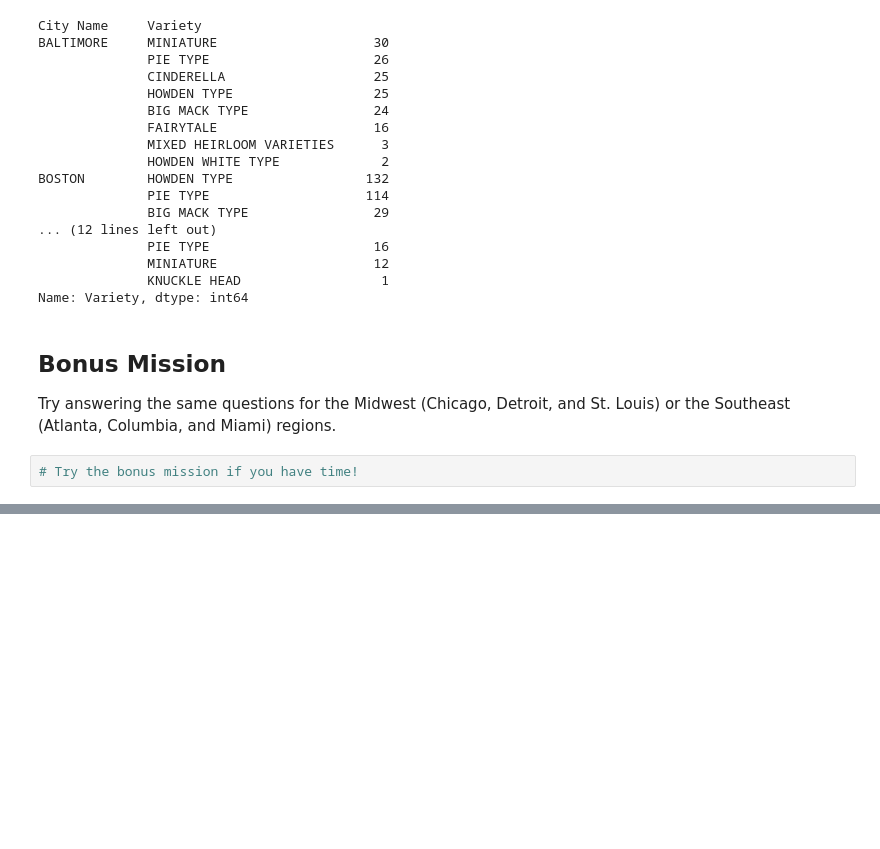
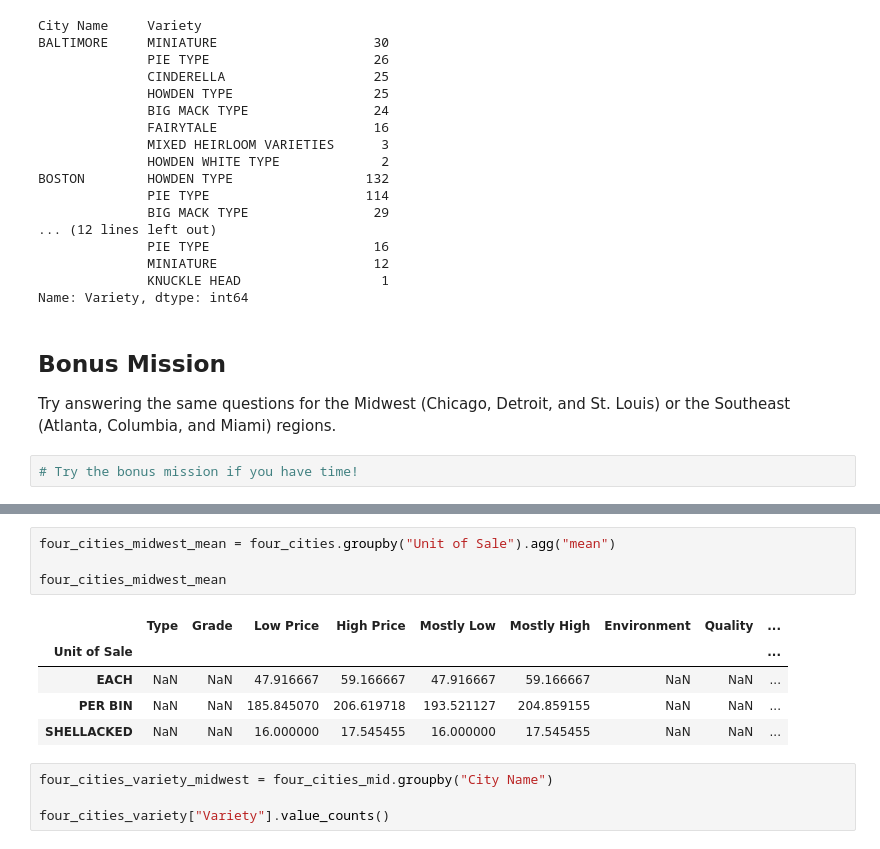
Before and after one commit to kd-harris/data-manipulation, a Jupyter notebook: Data Manipulation Studio.ipynb, the cells around one changed output, grey strips where cells are left out. Saved outputs shown, nothing was run; the diff lists cells and outputs as text; blank space fills up the shorter version.

```diff
--- a/Data Manipulation Studio.ipynb
+++ b/Data Manipulation Studio.ipynb
@@ -202,0 +225,14 @@ Try answering the same questions for the Midwest (Chicago, Detroit, and St. Loui
+# %%
+four_cities_midwest_mean = four_cities.groupby("Unit of Sale").agg("mean")
+
+four_cities_midwest_mean
+# %% [output]
+|  | Type | Grade | Low Price | High Price | Mostly Low | Mostly High | Environment | Quality | ... |
+| Unit of Sale |  |  |  |  |  |  |  |  | ... |
+| EACH | NaN | NaN | 47.916667 | 59.166667 | 47.916667 | 59.166667 | NaN | NaN | ... |
+| PER BIN | NaN | NaN | 185.845070 | 206.619718 | 193.521127 | 204.859155 | NaN | NaN | ... |
+| SHELLACKED | NaN | NaN | 16.000000 | 17.545455 | 16.000000 | 17.545455 | NaN | NaN | ... |
+# %%
+four_cities_variety_midwest = four_cities_mid.groupby("City Name")
+
+four_cities_variety["Variety"].value_counts()
```
Also changed, not shown: parts of 2 cells of this notebook.
